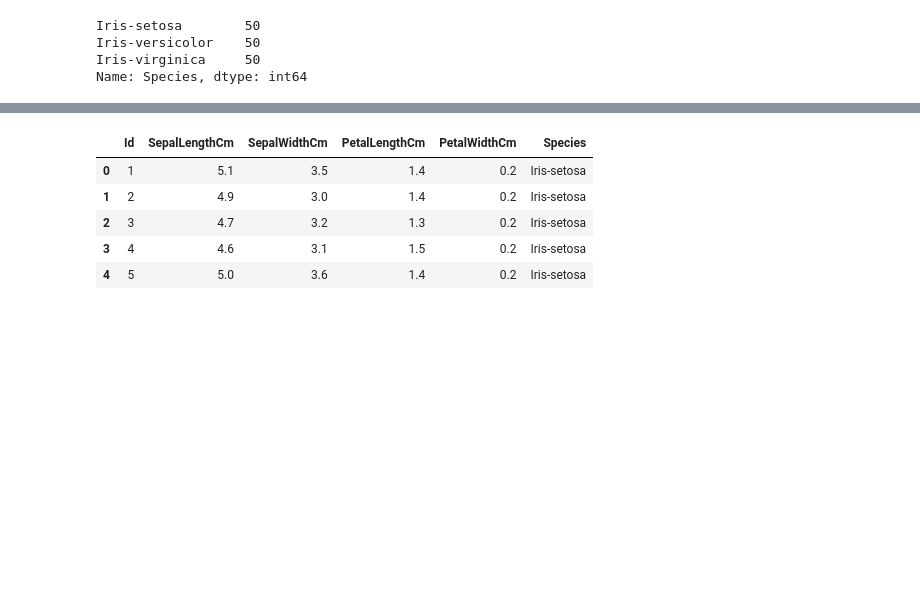
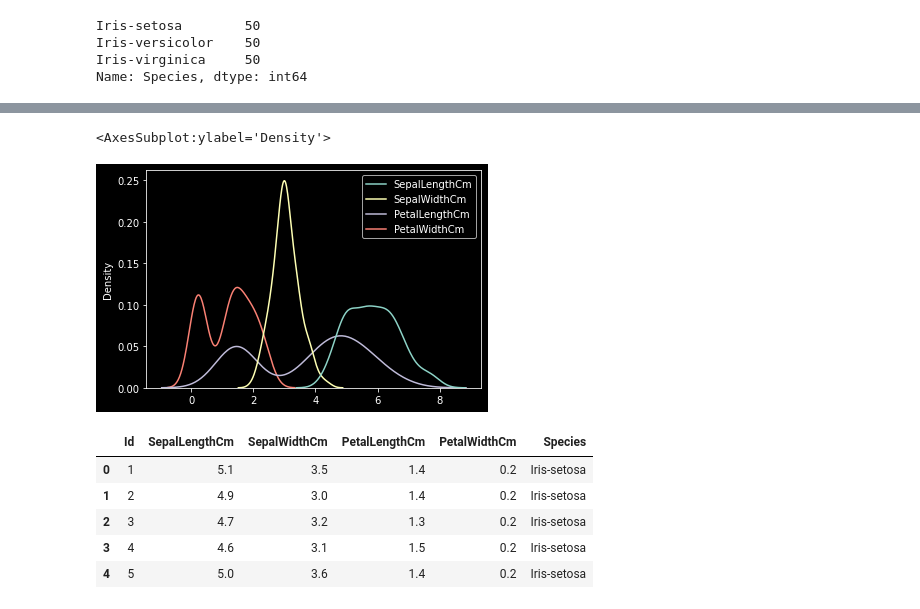
Before and after one commit to Rishabh-Mer/IrisClassification, a Jupyter notebook: Iris_detection.ipynb, the cells around one changed output, grey strips where cells are left out. Drawn from its saved outputs; the diff is of its cells as text; code cells hidden in the pictures; blank space fills up the shorter version.

```diff
--- a/Iris_detection.ipynb
+++ b/Iris_detection.ipynb
@@ -90,3 +94,9 @@ plt.show()
+# %%
+iris = iris_df.drop(columns=["Id","Species"])
+sns.kdeplot(data=iris)
+# %% [output]
+<AxesSubplot:ylabel='Density'>
+[figure, added]
 # %%
 iris_df.head(5)
 # %% [output]
```
Also changed, not shown: parts of 16 cells of this notebook, 1 other file.
